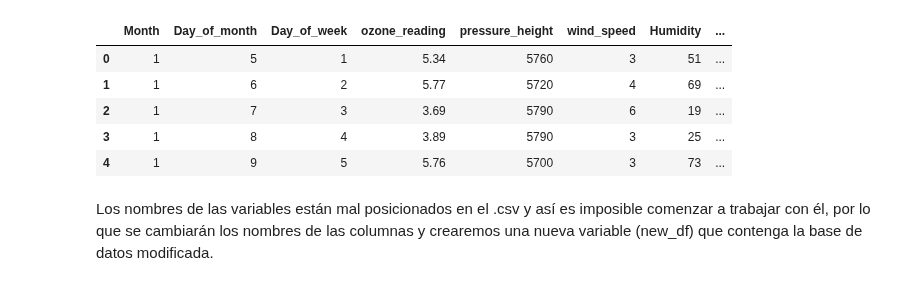
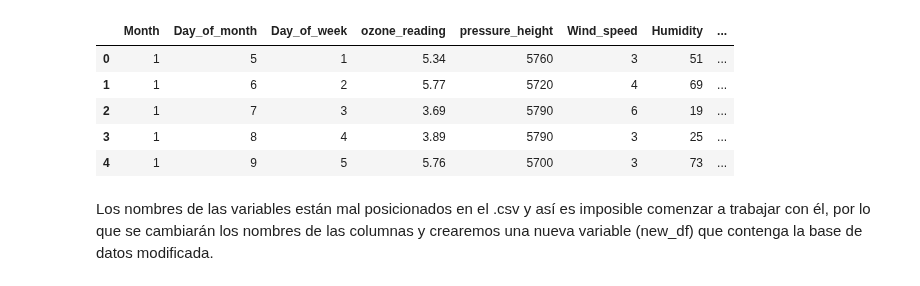
Before and after one commit to Alf-caput/P1_MineriaDeDatos, a Jupyter notebook: P2_SensoresAtmosfericos/P2_SensoresAtmosfericos.ipynb, the cells around one changed output. Saved outputs shown, nothing was run; the diff lists cells and outputs as text; code cells hidden in the pictures.

```diff
--- a/P2_SensoresAtmosfericos/P2_SensoresAtmosfericos.ipynb
+++ b/P2_SensoresAtmosfericos/P2_SensoresAtmosfericos.ipynb
@@ -3,15 +3,16 @@ import pandas as pd
 import numpy as np
 import matplotlib.pyplot as plt
 %matplotlib inline
-# %%
-df = pd.read_csv('ozone.csv')
-df.head()
-# %% [output]
-|  | Month | Day_of_month | Day_of_week | ozone_reading | pressure_height | wind_speed | Humidity | ... |
-| 0 | 1 | 5 | 1 | 5.34 | 5760 | 3 | 51 | ... |
-| 1 | 1 | 6 | 2 | 5.77 | 5720 | 4 | 69 | ... |
-| 2 | 1 | 7 | 3 | 3.69 | 5790 | 6 | 19 | ... |
-| 3 | 1 | 8 | 4 | 3.89 | 5790 | 3 | 25 | ... |
-| 4 | 1 | 9 | 5 | 5.76 | 5700 | 3 | 73 | ... |
+# %%
+url = 'https://github.com/Alf-caput/P1_MineriaDeDatos/raw/main/P2_SensoresAtmosfericos/ozone.csv'
+df = pd.read_csv(url)
+df.head()
+# %% [output]
+|  | Month | Day_of_month | Day_of_week | ozone_reading | pressure_height | Wind_speed | Humidity | ... |
+| 0 | 1 | 5 | 1 | 5.34 | 5760 | 3 | 51 | ... |
+| 1 | 1 | 6 | 2 | 5.77 | 5720 | 4 | 69 | ... |
+| 2 | 1 | 7 | 3 | 3.69 | 5790 | 6 | 19 | ... |
+| 3 | 1 | 8 | 4 | 3.89 | 5790 | 3 | 25 | ... |
+| 4 | 1 | 9 | 5 | 5.76 | 5700 | 3 | 73 | ... |
 # %% [markdown]
 Los nombres de las variables están mal posicionados en el .csv y así es imposible comenzar a trabajar con él, por lo que se cambiarán los nombres de las columnas y crearemos una nueva variable (new_df) que contenga la base de datos modificada.
```
Also changed, not shown: parts of 6 cells of this notebook.
